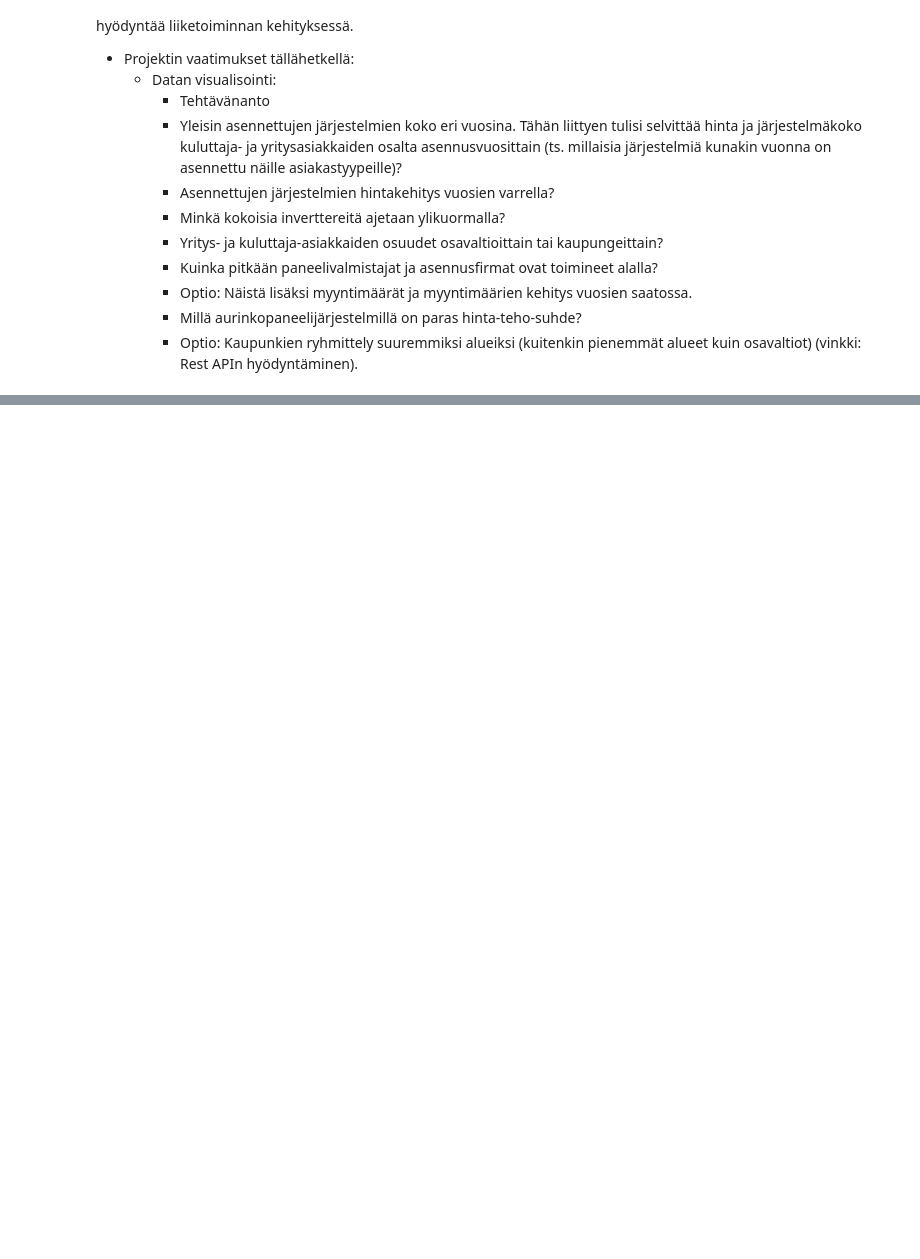
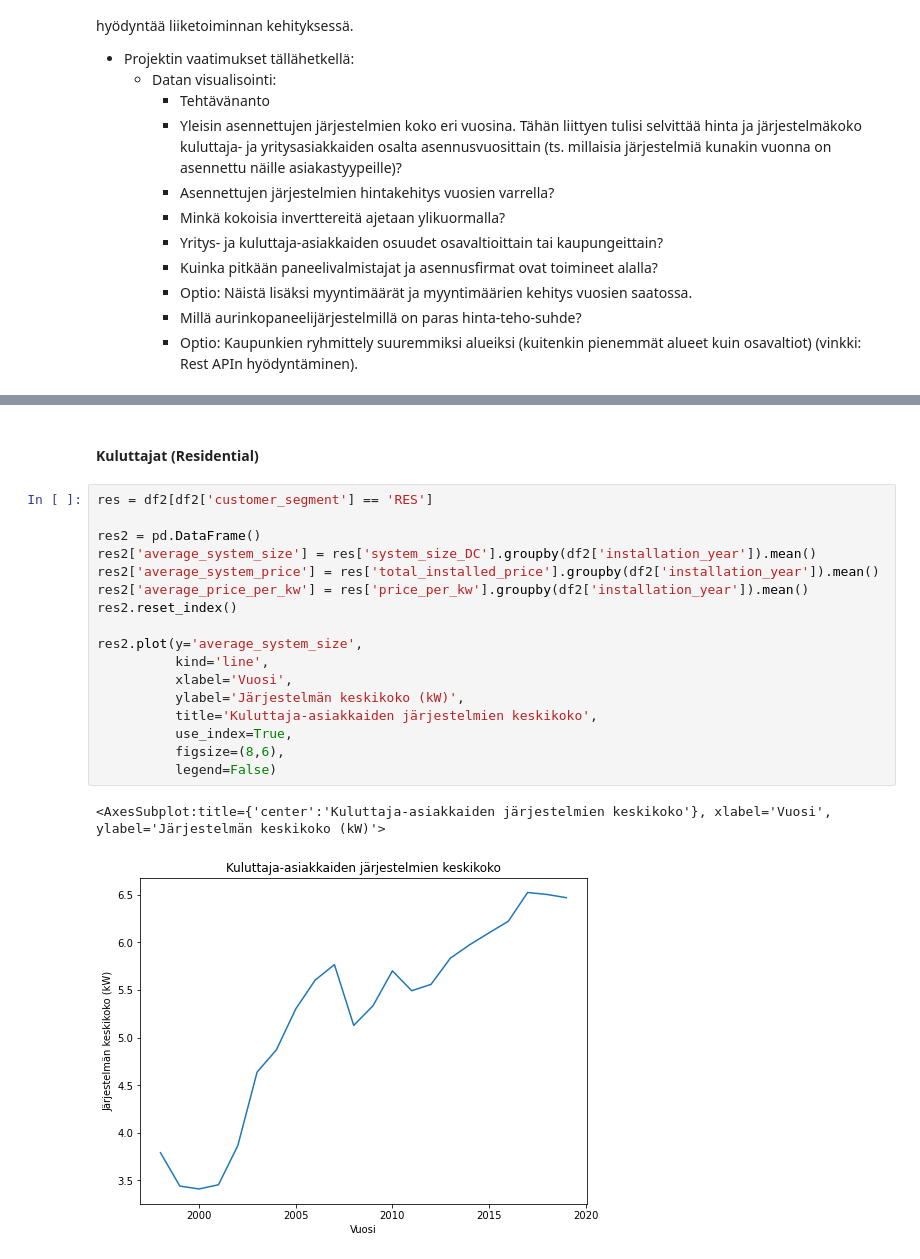
Before and after one commit to klehik/AI-DA-Projekti, a Jupyter notebook: Solar-dataset-group2.ipynb, the cells around one changed output, grey strips where cells are left out. Drawn from its saved outputs; the diff is of its cells as text; blank space fills up the shorter version.

```diff
--- a/Solar-dataset-group2.ipynb
+++ b/Solar-dataset-group2.ipynb
@@ -24,0 +81,22 @@ Asiakas haluaa maksimoida tuotot, tehostaa liiketoimintamallia ja myös mahdolli
+# %% [markdown]
+#### Kuluttajat (Residential)
+# %%
+res = df2[df2['customer_segment'] == 'RES']
+
+res2 = pd.DataFrame()
+res2['average_system_size'] = res['system_size_DC'].groupby(df2['installation_year']).mean()
+res2['average_system_price'] = res['total_installed_price'].groupby(df2['installation_year']).mean()
+res2['average_price_per_kw'] = res['price_per_kw'].groupby(df2['installation_year']).mean()
+res2.reset_index()
+
+res2.plot(y='average_system_size',
+          kind='line',
+          xlabel='Vuosi',
+          ylabel='Järjestelmän keskikoko (kW)',
+          title='Kuluttaja-asiakkaiden järjestelmien keskikoko',
+          use_index=True,
+          figsize=(8,6),
+          legend=False)
+# %% [output]
+<AxesSubplot:title={'center':'Kuluttaja-asiakkaiden järjestelmien keskikoko'}, xlabel='Vuosi', ylabel='Järjestelmän keskikoko (kW)'>
+[figure, added]
```
Also changed, not shown: parts of 9 cells of this notebook.
